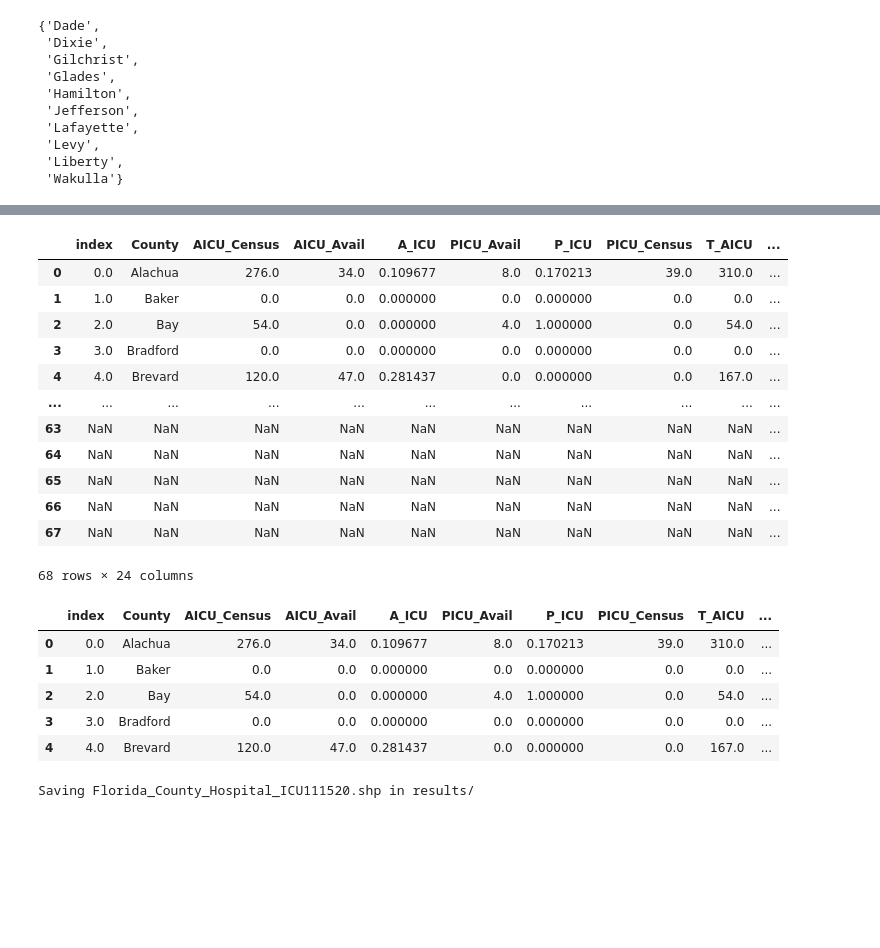
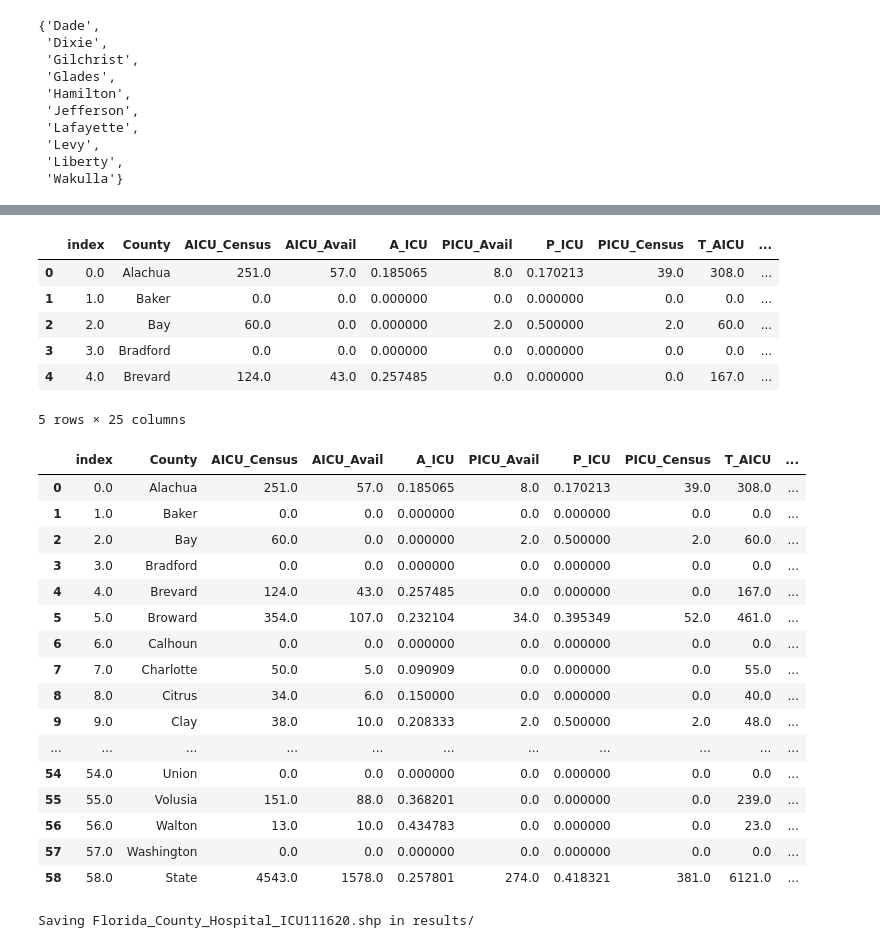
Before and after one commit to xhqiao89/florida_covid_daily_update, a Jupyter notebook: 5_COVID_Hospital_ICU_Process.ipynb, the cells around one changed output, grey strips where cells are left out. Cells and saved outputs as stored; diff of their text form; code cells hidden in the pictures; blank space fills up the shorter version.

Commit message:
unify county names

```diff
--- a/5_COVID_Hospital_ICU_Process.ipynb
+++ b/5_COVID_Hospital_ICU_Process.ipynb
@@ -96,5 +86,5 @@ df_merge_3 = df_merge_2.append(df_merge_2.sum(numeric_only=True), ignore_index=T
 # %%
-df_merge_3['County'] = df_merge_3['County'].replace(np.nan, 'A State')
-df_merge_3.iat[58,3] = df_merge_3.iloc[58][2]/df_merge_3.iloc[58][7]
-df_merge_3.iat[58,5] = df_merge_3.iloc[58][4]/df_merge_3.iloc[58][8]
-df_merge_3.iat[58,10] = df_merge_3.iloc[58][9]/df_merge_3.iloc[58][12]
+df_merge_sum['County'] = df_merge_sum['County'].replace(np.nan, 'A State')
+df_merge_sum.iat[58,3] = df_merge_sum.iloc[58][2]/df_merge_sum.iloc[58][7]
+df_merge_sum.iat[58,5] = df_merge_sum.iloc[58][4]/df_merge_sum.iloc[58][8]
+df_merge_sum.iat[58,10] = df_merge_sum.iloc[58][9]/df_merge_sum.iloc[58][12]
@@ -137,5 +117,6 @@ df_merge_3.head()
 # %%
-df_rename = df_merge_3.rename(columns={"Adult ICU Census":"AICU_Census", "Available Adult ICU":"AICU_Avail",\
+df_merge_sum['Avail_ICU']=(df_merge_sum['Available Adult ICU'] + df_merge_sum['Available Pediatric ICU'])
+df_rename = df_merge_sum.rename(columns={"Adult ICU Census":"AICU_Census", "Available Adult ICU":"AICU_Avail",\
                                       "Available Adult ICU%":"A_ICU", "Pediatric ICU Census":"PICU_Census",\
                                       "Available Pediatric ICU":"PICU_Avail","Available Pediatric ICU%":"P_ICU",\
                                       "Total AdultICU Capacity":"T_AICU", "Total PediatricICU Capacity":"T_PICU",\
@@ -152,4 +133,3 @@ df_rename.head()
 # %%
-df_reset_index = df_rename.reset_index()
-df_reset_index['County']= df_reset_index['County'].str.title()
-df_reset_index.head()
+df_rename['COUNTYNAME'] = df_rename.loc[:, 'County']
+df_rename['County']= df_rename['County'].str.title()
@@ -162,0 +136,4 @@ df_reset_index.head()
+# %%
+df_rename.loc[df_rename['County']=='A State','County']='State'
+df_reset_index = df_rename.reset_index()
+df_reset_index
@@ -200,37 +195,43 @@ a.difference(b)
 # %%
 df_merge_poly = pd.merge(df_reset_index, gdf_county_polygon, left_on = ['County'],right_on = ['COUNTYNAME'], how = 'outer')
-df_merge_poly
+df_merge_poly.head()
 # %% [output]
 |  | index | County | AICU_Census | AICU_Avail | A_ICU | PICU_Avail | P_ICU | PICU_Census | T_AICU | ... |
-| 0 | 0.0 | Alachua | 276.0 | 34.0 | 0.109677 | 8.0 | 0.170213 | 39.0 | 310.0 | ... |
+| 0 | 0.0 | Alachua | 251.0 | 57.0 | 0.185065 | 8.0 | 0.170213 | 39.0 | 308.0 | ... |
 | 1 | 1.0 | Baker | 0.0 | 0.0 | 0.000000 | 0.0 | 0.000000 | 0.0 | 0.0 | ... |
-| 2 | 2.0 | Bay | 54.0 | 0.0 | 0.000000 | 4.0 | 1.000000 | 0.0 | 54.0 | ... |
+| 2 | 2.0 | Bay | 60.0 | 0.0 | 0.000000 | 2.0 | 0.500000 | 2.0 | 60.0 | ... |
 | 3 | 3.0 | Bradford | 0.0 | 0.0 | 0.000000 | 0.0 | 0.000000 | 0.0 | 0.0 | ... |
-| 4 | 4.0 | Brevard | 120.0 | 47.0 | 0.281437 | 0.0 | 0.000000 | 0.0 | 167.0 | ... |
-| ... | ... | ... | ... | ... | ... | ... | ... | ... | ... | ... |
-| 63 | NaN | NaN | NaN | NaN | NaN | NaN | NaN | NaN | NaN | ... |
-| 64 | NaN | NaN | NaN | NaN | NaN | NaN | NaN | NaN | NaN | ... |
-| 65 | NaN | NaN | NaN | NaN | NaN | NaN | NaN | NaN | NaN | ... |
-| 66 | NaN | NaN | NaN | NaN | NaN | NaN | NaN | NaN | NaN | ... |
-| 67 | NaN | NaN | NaN | NaN | NaN | NaN | NaN | NaN | NaN | ... |
+| 4 | 4.0 | Brevard | 124.0 | 43.0 | 0.257485 | 0.0 | 0.000000 | 0.0 | 167.0 | ... |
-68 rows × 24 columns
+5 rows × 25 columns
 # %%
-df_merge_poly1 = df_merge_poly.drop(columns=['OBJECTID','DEPCODE','COUNTY','DATESTAMP','ShapeSTLen','ShapeSTAre'])
-df_merge_poly1.head()
+df_merge_poly1 = df_merge_poly.drop(columns=['OBJECTID','DEPCODE','COUNTY','DATESTAMP','COUNTYNAME_y','ShapeSTLen','ShapeSTAre'])
+df_merge_poly2 = df_merge_poly1.rename(columns={"COUNTYNAME_x": "COUNTYNAME"})
+df_merge_poly2.head(59)
 # %% [output]
 |  | index | County | AICU_Census | AICU_Avail | A_ICU | PICU_Avail | P_ICU | PICU_Census | T_AICU | ... |
-| 0 | 0.0 | Alachua | 276.0 | 34.0 | 0.109677 | 8.0 | 0.170213 | 39.0 | 310.0 | ... |
+| 0 | 0.0 | Alachua | 251.0 | 57.0 | 0.185065 | 8.0 | 0.170213 | 39.0 | 308.0 | ... |
 | 1 | 1.0 | Baker | 0.0 | 0.0 | 0.000000 | 0.0 | 0.000000 | 0.0 | 0.0 | ... |
-| 2 | 2.0 | Bay | 54.0 | 0.0 | 0.000000 | 4.0 | 1.000000 | 0.0 | 54.0 | ... |
+| 2 | 2.0 | Bay | 60.0 | 0.0 | 0.000000 | 2.0 | 0.500000 | 2.0 | 60.0 | ... |
 | 3 | 3.0 | Bradford | 0.0 | 0.0 | 0.000000 | 0.0 | 0.000000 | 0.0 | 0.0 | ... |
-| 4 | 4.0 | Brevard | 120.0 | 47.0 | 0.281437 | 0.0 | 0.000000 | 0.0 | 167.0 | ... |
+| 4 | 4.0 | Brevard | 124.0 | 43.0 | 0.257485 | 0.0 | 0.000000 | 0.0 | 167.0 | ... |
+| 5 | 5.0 | Broward | 354.0 | 107.0 | 0.232104 | 34.0 | 0.395349 | 52.0 | 461.0 | ... |
+| 6 | 6.0 | Calhoun | 0.0 | 0.0 | 0.000000 | 0.0 | 0.000000 | 0.0 | 0.0 | ... |
+| 7 | 7.0 | Charlotte | 50.0 | 5.0 | 0.090909 | 0.0 | 0.000000 | 0.0 | 55.0 | ... |
+| 8 | 8.0 | Citrus | 34.0 | 6.0 | 0.150000 | 0.0 | 0.000000 | 0.0 | 40.0 | ... |
+| 9 | 9.0 | Clay | 38.0 | 10.0 | 0.208333 | 2.0 | 0.500000 | 2.0 | 48.0 | ... |
+| ... | ... | ... | ... | ... | ... | ... | ... | ... | ... | ... |
+| 54 | 54.0 | Union | 0.0 | 0.0 | 0.000000 | 0.0 | 0.000000 | 0.0 | 0.0 | ... |
+| 55 | 55.0 | Volusia | 151.0 | 88.0 | 0.368201 | 0.0 | 0.000000 | 0.0 | 239.0 | ... |
+| 56 | 56.0 | Walton | 13.0 | 10.0 | 0.434783 | 0.0 | 0.000000 | 0.0 | 23.0 | ... |
+| 57 | 57.0 | Washington | 0.0 | 0.0 | 0.000000 | 0.0 | 0.000000 | 0.0 | 0.0 | ... |
+| 58 | 58.0 | State | 4543.0 | 1578.0 | 0.257801 | 274.0 | 0.418321 | 381.0 | 6121.0 | ... |
 # %%
 shpfile_name = "Florida_County_Hospital_ICU{}".format(yearDate)
 print("Saving {}.shp in results/".format(shpfile_name))
-gdf_merge = gpd.GeoDataFrame(df_merge_poly1, geometry='geometry',crs="EPSG:4326")
+gdf_merge = gpd.GeoDataFrame(df_merge_poly2, geometry='geometry',crs="EPSG:4326")
 gdf_merge.to_file(os.path.join(result_folder,"{}.shp".format(shpfile_name)))
 # %% [output]
-Saving Florida_County_Hospital_ICU111520.shp in results/
+Saving Florida_County_Hospital_ICU111620.shp in results/
 # %%
 print("Saving {}.zip in publish/".format(shpfile_name))
 with ZipFile(os.path.join('publish', '{}.zip'.format(shpfile_name)), 'w') as zipObj:
```
Also changed, not shown: parts of 19 cells of this notebook, 6 other files.
